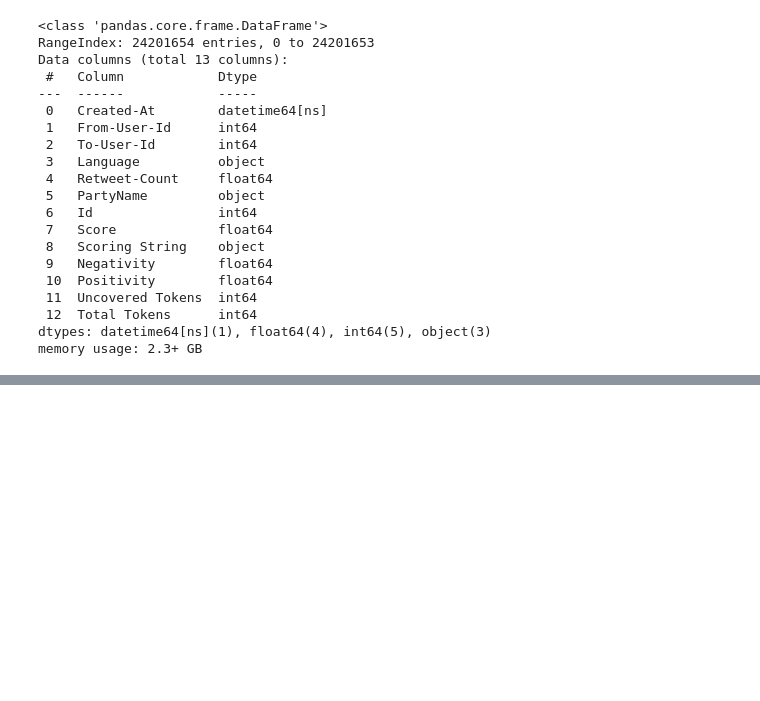
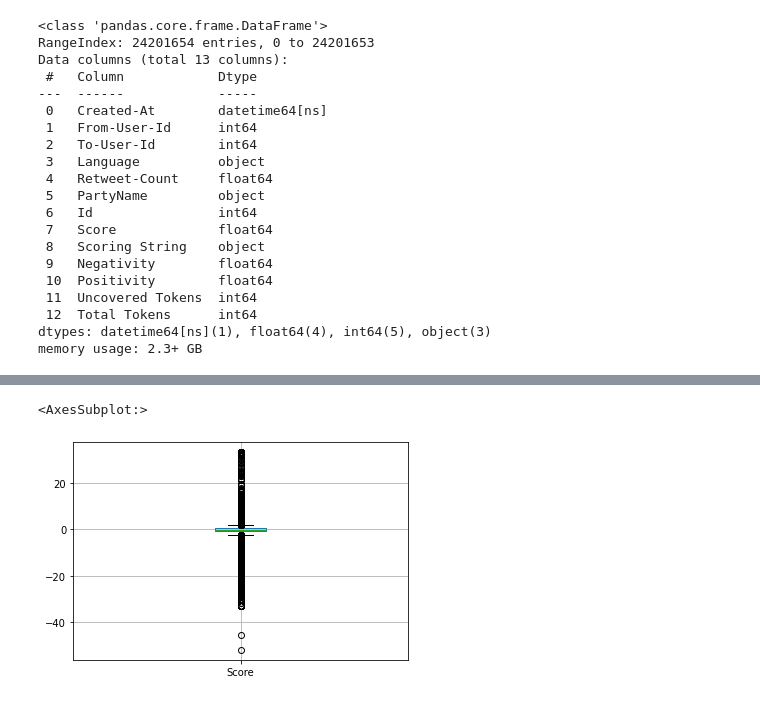
Before and after one commit to fzho016/UoA, a Jupyter notebook: Internship.ipynb, the cells around one changed output, grey strips where cells are left out. Saved outputs shown, nothing was run; the diff lists cells and outputs as text; code cells hidden in the pictures; blank space fills up the shorter version.

```diff
--- a/Internship.ipynb
+++ b/Internship.ipynb
@@ -41,0 +58,3 @@ memory usage: 2.3+ GB
+# %%
+dfRep = df[(df.PartyName == 'Republicans')]
+dfDem = df[(df.PartyName == 'Democrats')]
@@ -41,0 +253,5 @@ memory usage: 2.3+ GB
+# %%
+dfRepSen.boxplot(column = ['Score'])
+# %% [output]
+<AxesSubplot:>
+[figure, added]
```
Also changed, not shown: parts of 32 cells of this notebook.
